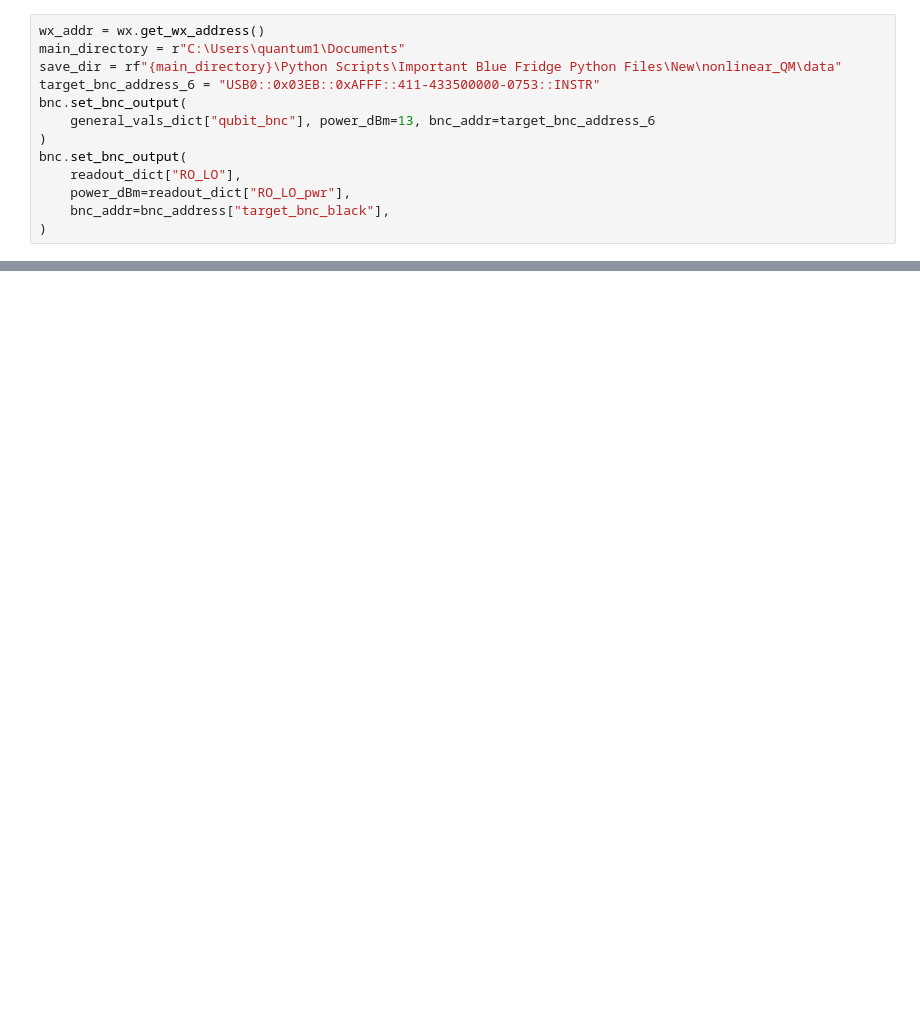
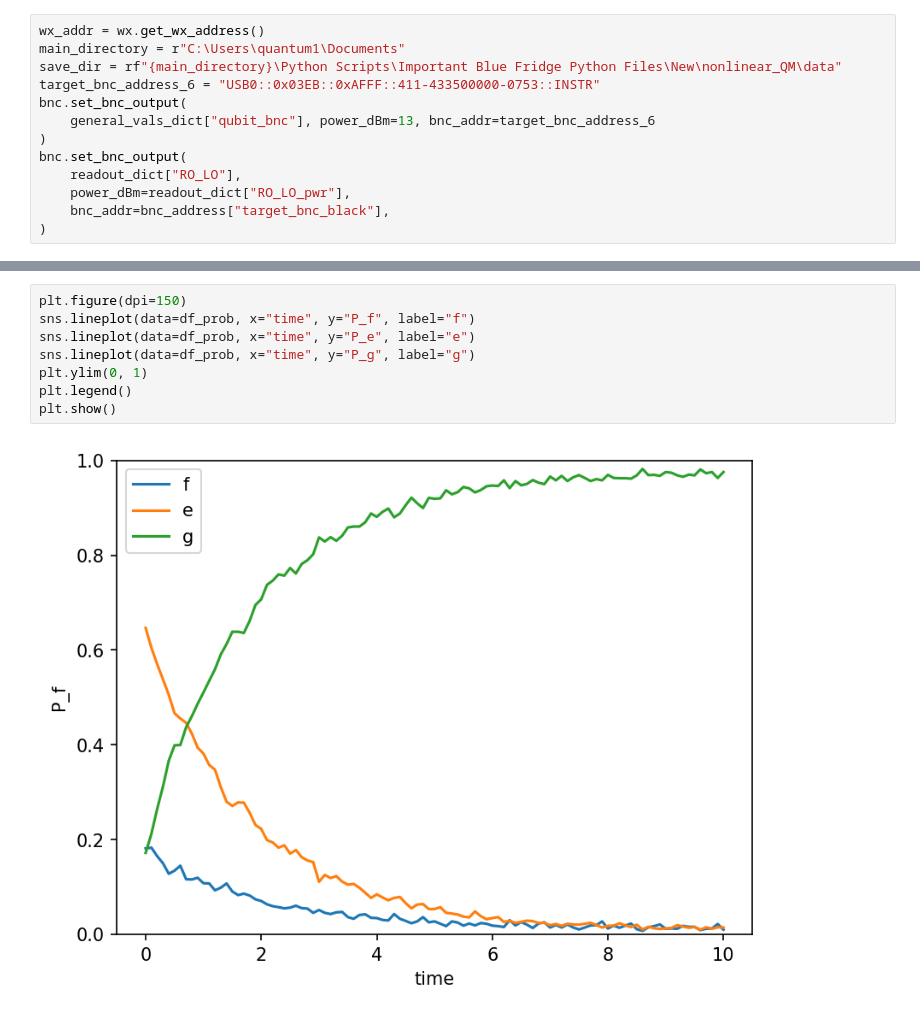
Before and after one commit to Katermurch/BlueFridgeNonLin, a Jupyter notebook: Hanh_echo.ipynb, the cells around one changed output, grey strips where cells are left out. Cells and saved outputs as stored; diff of their text form; blank space fills up the shorter version.

```diff
--- a/Hanh_echo.ipynb
+++ b/Hanh_echo.ipynb
@@ -107,0 +180,10 @@ Transferred 3321888768 bytes (154741082.741982 bytes per sec)
+# %%
+plt.figure(dpi=150)
+sns.lineplot(data=df_prob, x="time", y="P_f", label="f")
+sns.lineplot(data=df_prob, x="time", y="P_e", label="e")
+sns.lineplot(data=df_prob, x="time", y="P_g", label="g")
+plt.ylim(0, 1)
+plt.legend()
+plt.show()
+# %% [output]
+[figure, added]
```
Also changed, not shown: parts of 7 cells of this notebook, 8 other files.
